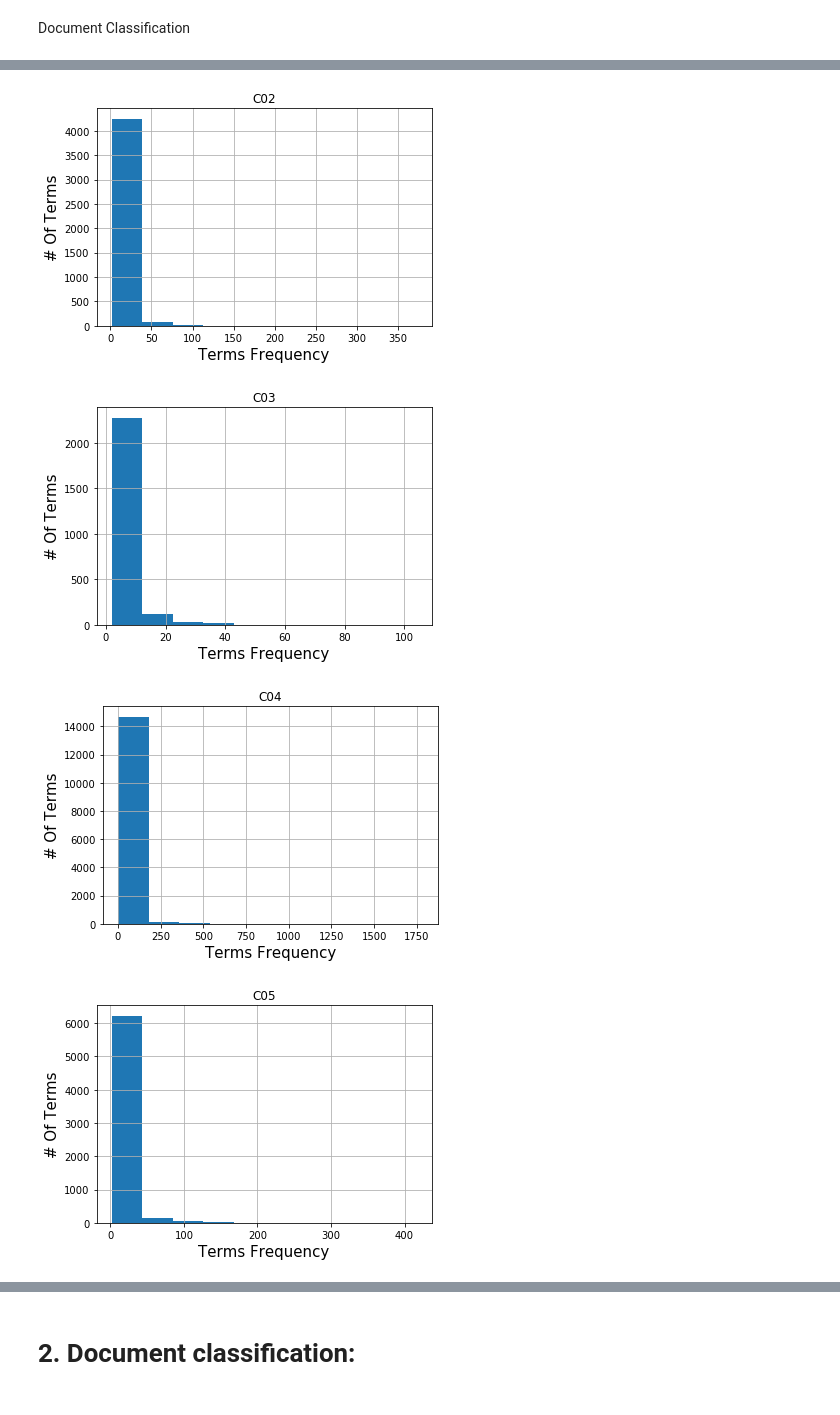
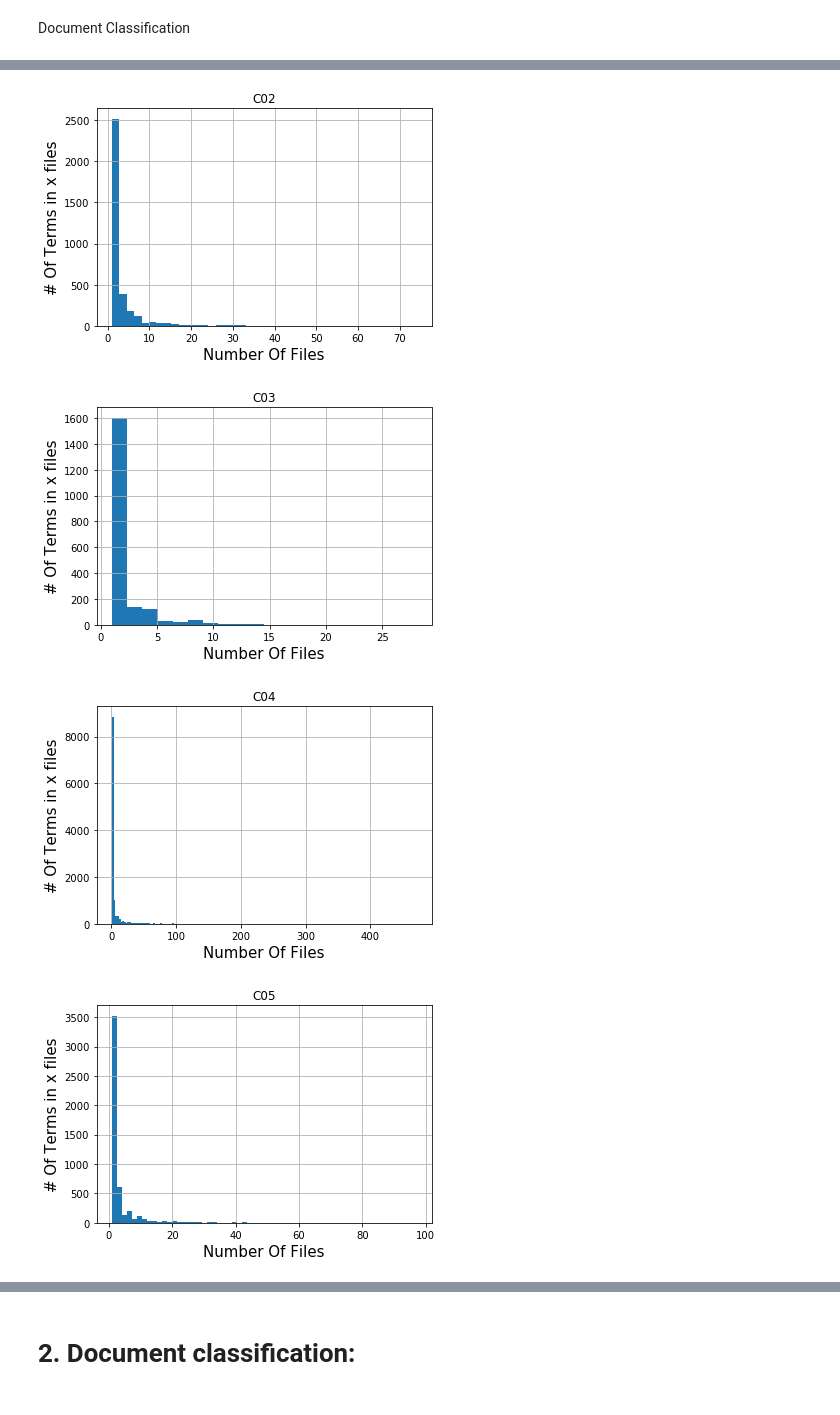
Before and after one commit to nogahm/DocumentClassification, a Jupyter notebook: DocumentClassification.ipynb, the cells around one changed output, grey strips where cells are left out. Saved outputs shown, nothing was run; the diff lists cells and outputs as text; code cells hidden in the pictures.

```diff
--- a/DocumentClassification.ipynb
+++ b/DocumentClassification.ipynb
@@ -5,3 +5,5 @@ Document Classification
+# %%
+path='D:\\documents\\users\\nogahm\\Downloads\\ohsumed-first-20000-docs'
 # %%
 import os
 import nltk
@@ -49,13 +51,14 @@ def cleanText(text):
     filtered_sentence = [w for w in filtered_sentence if len(w)>1]
     # stemming
     ps = PorterStemmer()
-    index=0
     for i in range(len(filtered_sentence)-1):
-        if len(text) > 1:
-            try:
-                filtered_sentence[index] = ps.stem(filtered_sentence[i])
-            except Exception as inst:
-                filtered_sentence[index]=filtered_sentence[i]
+        try:
+            filtered_sentence[i] = ps.stem(filtered_sentence[i])
+        except Exception as inst:
+            filtered_sentence[i]=filtered_sentence[i]
+    # remove stop words after stem
+    filtered_sentence = [w for w in filtered_sentence if not w in stopWords]
+    filtered_sentence = [w for w in filtered_sentence if len(w)>1]
     return " ".join(filtered_sentence)
 # %%
 # get train and test dirs
@@ -99,22 +103,24 @@ numOfFiles=[]
 words_per_class = []
 termsFreqPerClass=[]
 for currClass in allClasses:
-    temp=(docInfoDF['class']).value_counts()[currClass]
-    numOfFiles.append([currClass, temp])
+    # get number of files in category
+    currFiles=docInfoDF.loc[docInfoDF['class']==currClass]
+    numOfFiles.append([currClass, len(currFiles)])
     #get terms distibution
-    currFiles=docInfoDF.loc[docInfoDF['class']==currClass]
     # get terms freq in currClass
-    termsFreq=pd.Series(" ".join(currFiles['cleanText']).split()).value_counts()
+    temp=[" ".join(set(w.split(" "))) for w in currFiles['cleanText']] #remove duplicates
+    temp=" ".join(temp)
+    termsFreq=pd.Series((temp).split()).value_counts()
     termsFreqDF = pd.DataFrame()
     termsFreqDF['term'] = termsFreq.index
     termsFreqDF['freq'] = list(termsFreq)
+    setFreq=set(termsFreqDF['freq'])
     #histograma
-    fig = termsFreqDF.hist(column="freq")
+    fig = termsFreqDF.hist(column="freq", bins=len(setFreq))
     plt.title(currClass)
-    plt.xlabel("Terms Frequency", fontsize=15)
-    plt.ylabel("# Of Terms", fontsize=15)
+    plt.xlabel("Number Of Files", fontsize=15)
+    plt.ylabel("# Of Terms in x files", fontsize=15)
     plt.show(fig)
-
     #get top 10
     termsFreq=termsFreq[:10]
     # termsFreqPerClass.append([currClass,zip(termsFreq.index,termsFreq)])
@@ -133,4 +139,4 @@ pd.DataFrame(termsFreqPerClass, columns=['Class','term 1','term 2','term 3','ter
-[figure, old version]
+[figure, new version]
-[figure, old version]
+[figure, new version]
-[figure, old version]
+[figure, new version]
-[figure, old version]
+[figure, new version]
```
Also changed, not shown: parts of 21 cells of this notebook.
